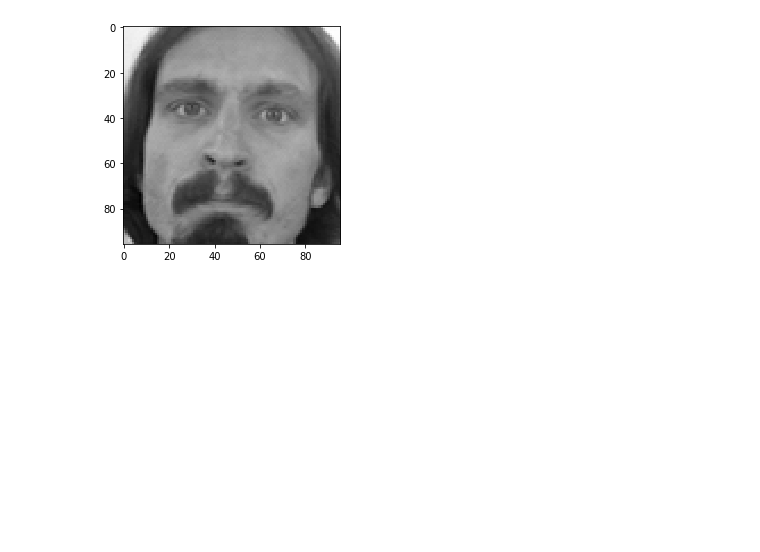
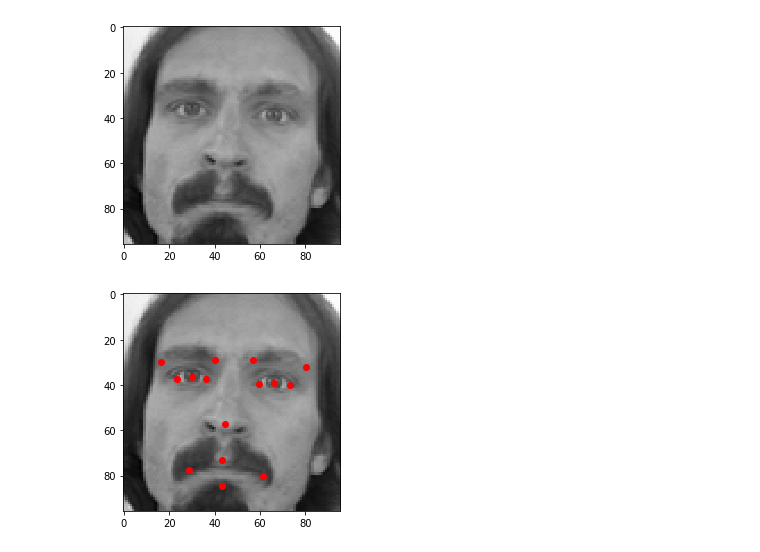
Before and after one commit to kuoricky22/1st-DL-CVMarathon, a Jupyter notebook: homework/Day042_explore_facial_keypoint_data_HW.ipynb, the cells around one changed output. Drawn from its saved outputs; the diff is of its cells as text; code cells hidden in the pictures; blank space fills up the shorter version.

```diff
--- a/homework/Day042_explore_facial_keypoint_data_HW.ipynb
+++ b/homework/Day042_explore_facial_keypoint_data_HW.ipynb
@@ -135,3 +135,14 @@ plt.imshow(sample_img, cmap='gray')
 # %% [output]
 <matplotlib.image.AxesImage at 0x...>
 [figure]
+# %%
+# 參考 https://github.com/susantabiswas/facial-keypoint-regression/blob/master/Facial%20keypoints.ipynb
+def plot_keypoints(img, point):
+    # 顯示照片
+    plt.imshow(img, cmap = 'gray')
+    # 標記關鍵點
+    plt.scatter((point[0:30:2] + 0.5)*96, (point[1:31:2] + 0.5)*96, color='red')
+# %%
+plot_keypoints(sample_img, sample_points)
+# %% [output]
+[figure, added]
```
